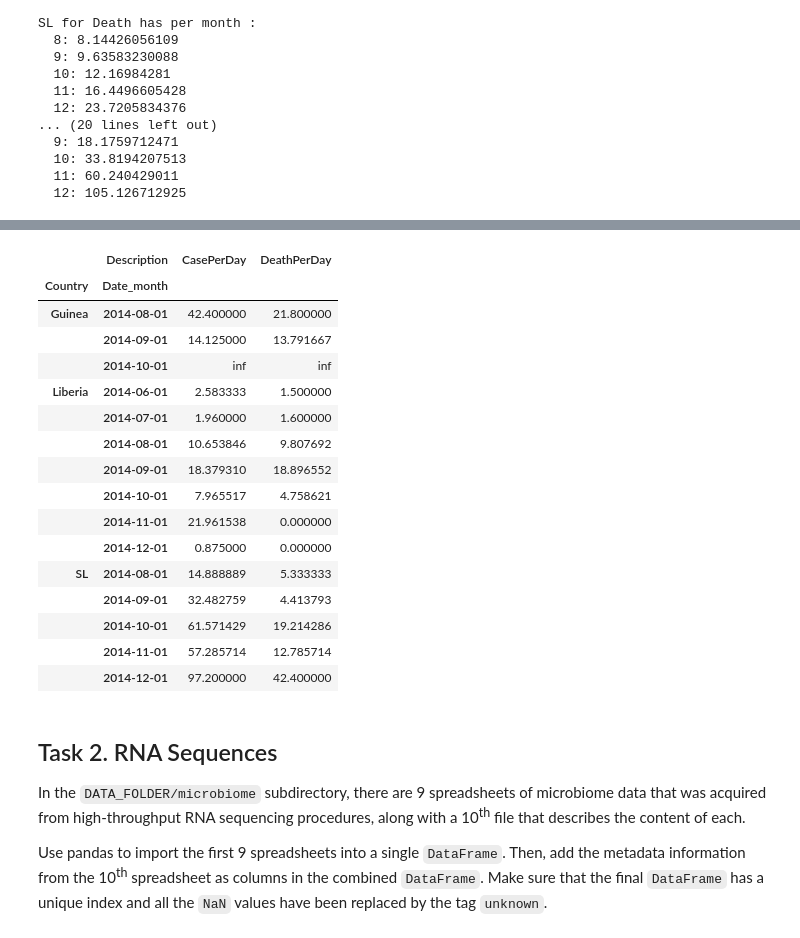
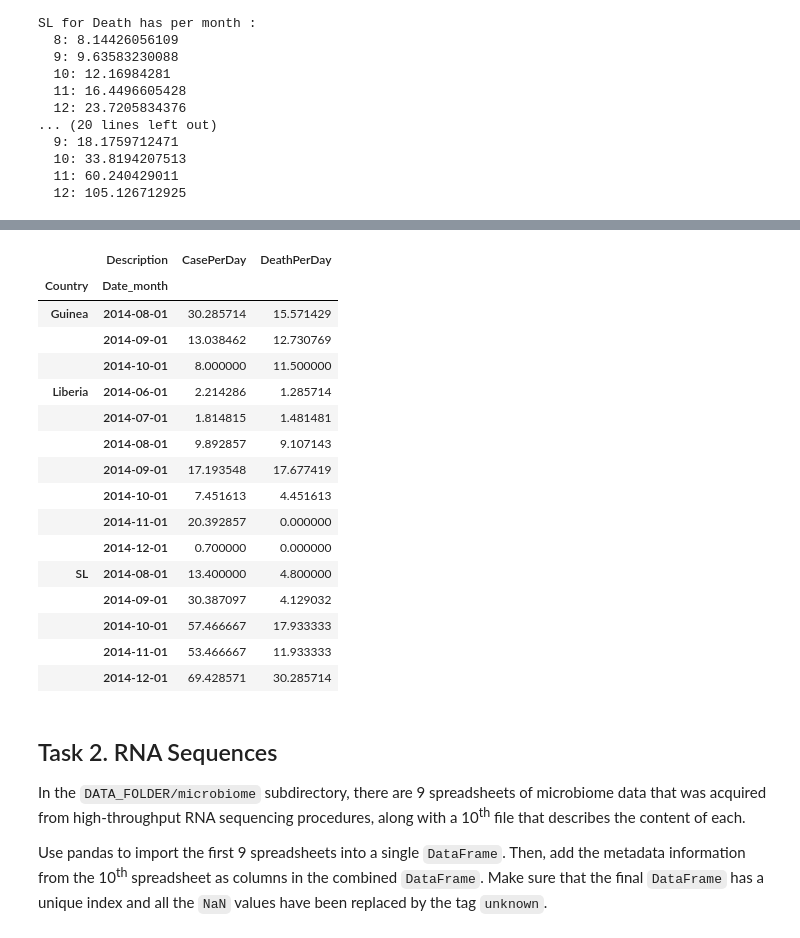
Before and after one commit to cgallay/Ada, a Jupyter notebook: Homework+1v2.ipynb, the cells around one changed output, grey strips where cells are left out. Saved outputs shown, nothing was run; the diff lists cells and outputs as text; code cells hidden in the pictures.

```diff
--- a/Homework+1v2.ipynb
+++ b/Homework+1v2.ipynb
@@ -227,4 +217,7 @@ df_selection["Date_month"] =  df_selection["Date"].apply(lambda x: x.replace(day
 summe = df_selection.groupby(["Country", "Date_month"]).sum()[["CasePerDay", "DeathPerDay"]].sort_index()
 minimum = df_selection.groupby(["Country", "Date_month"]).min()[["Date"]].sort_index()
 maximum = df_selection.groupby(["Country", "Date_month"]).max()[["Date"]].sort_index()
-diff = maximum - (minimum-1)
+diff = maximum - minimum
+# %%
+diff['Date'] = diff['Date'].apply(lambda x: x + np.timedelta64(1, 'D'))
+df_selection['Date']
@@ -231,26 +262,26 @@ diff = maximum - (minimum-1)
 # %%
 
-summe["DeathPerDay"] = summe["DeathPerDay"] / diff["Date"].dt.days
-summe["CasePerDay"] = summe["CasePerDay"] / diff["Date"].dt.days
+summe["DeathPerDay"] = summe["DeathPerDay"] / (diff["Date"].dt.days +1)
+summe["CasePerDay"] = summe["CasePerDay"] / (diff["Date"].dt.days +1)
 summe.sort_index()
 # %% [output]
 |  | Description | CasePerDay | DeathPerDay |
 | Country | Date_month |  |  |
-| Guinea | 2014-08-01 | 42.400000 | 21.800000 |
-|  | 2014-09-01 | 14.125000 | 13.791667 |
-|  | 2014-10-01 | inf | inf |
-| Liberia | 2014-06-01 | 2.583333 | 1.500000 |
-|  | 2014-07-01 | 1.960000 | 1.600000 |
-|  | 2014-08-01 | 10.653846 | 9.807692 |
-|  | 2014-09-01 | 18.379310 | 18.896552 |
-|  | 2014-10-01 | 7.965517 | 4.758621 |
-|  | 2014-11-01 | 21.961538 | 0.000000 |
-|  | 2014-12-01 | 0.875000 | 0.000000 |
-| SL | 2014-08-01 | 14.888889 | 5.333333 |
-|  | 2014-09-01 | 32.482759 | 4.413793 |
-|  | 2014-10-01 | 61.571429 | 19.214286 |
-|  | 2014-11-01 | 57.285714 | 12.785714 |
-|  | 2014-12-01 | 97.200000 | 42.400000 |
+| Guinea | 2014-08-01 | 30.285714 | 15.571429 |
+|  | 2014-09-01 | 13.038462 | 12.730769 |
+|  | 2014-10-01 | 8.000000 | 11.500000 |
+| Liberia | 2014-06-01 | 2.214286 | 1.285714 |
+|  | 2014-07-01 | 1.814815 | 1.481481 |
+|  | 2014-08-01 | 9.892857 | 9.107143 |
+|  | 2014-09-01 | 17.193548 | 17.677419 |
+|  | 2014-10-01 | 7.451613 | 4.451613 |
+|  | 2014-11-01 | 20.392857 | 0.000000 |
+|  | 2014-12-01 | 0.700000 | 0.000000 |
+| SL | 2014-08-01 | 13.400000 | 4.800000 |
+|  | 2014-09-01 | 30.387097 | 4.129032 |
+|  | 2014-10-01 | 57.466667 | 17.933333 |
+|  | 2014-11-01 | 53.466667 | 11.933333 |
+|  | 2014-12-01 | 69.428571 | 30.285714 |
 # %% [markdown]
 ## Task 2. RNA Sequences
 
```
Also changed, not shown: parts of 29 cells of this notebook.
